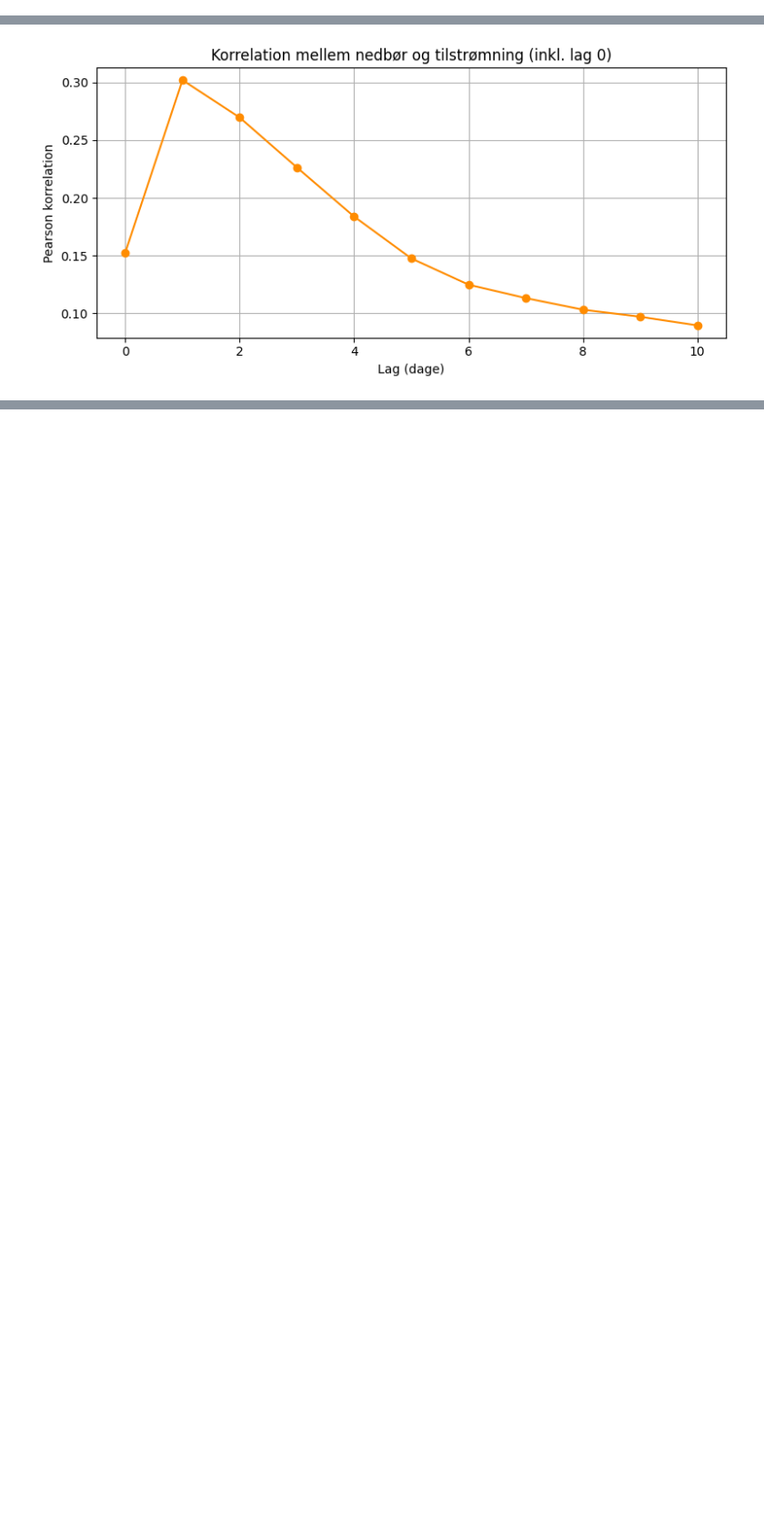
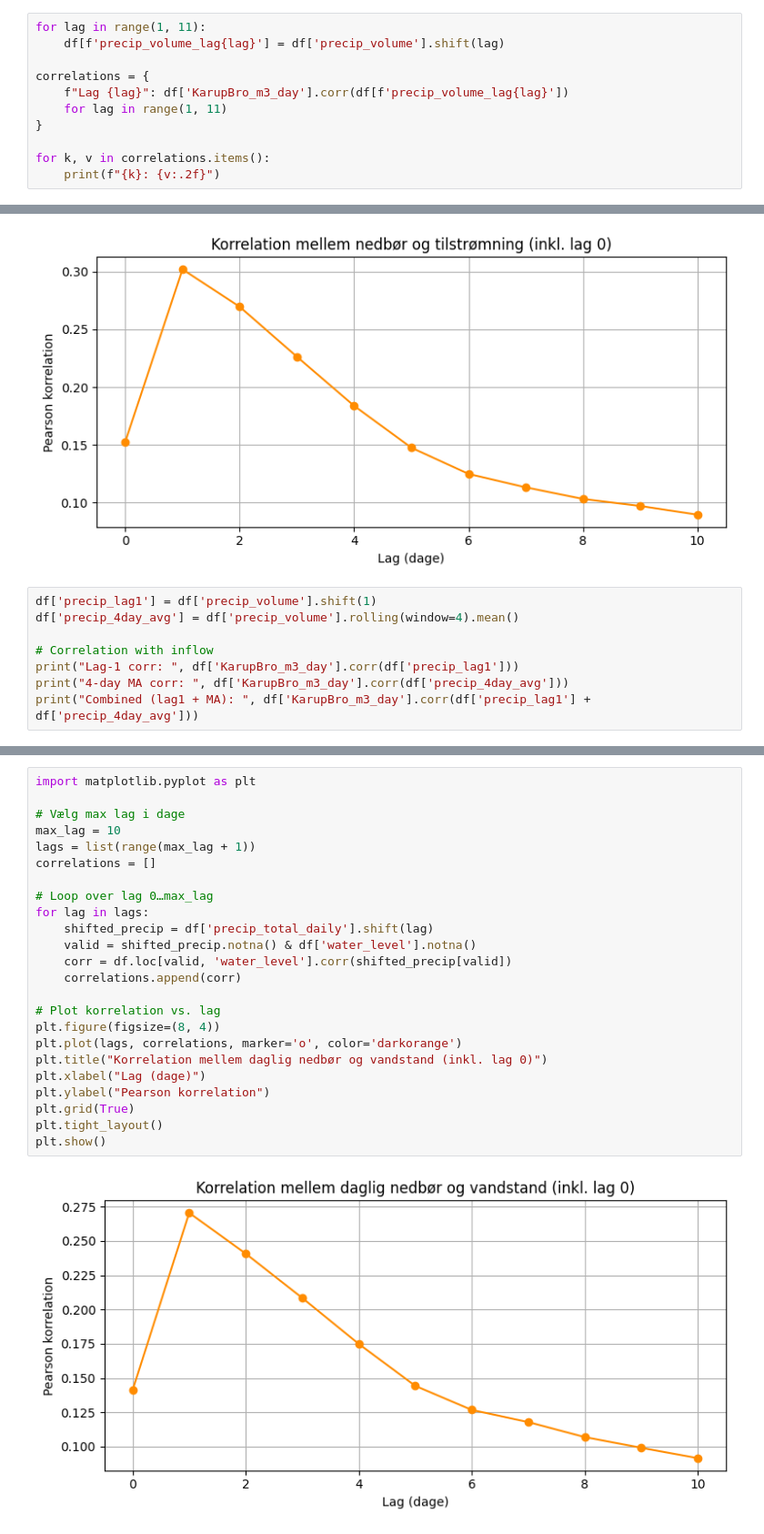
Before and after one commit to nicolaigarder/Forecasting-water-inflow, a Jupyter notebook: Exploratory analysis/Exploratory.ipynb, the cells around one changed output, grey strips where cells are left out. Shown at 91% size. Drawn from its saved outputs; the diff is of its cells as text; blank space fills up the shorter version.

```diff
--- a/Exploratory analysis/Exploratory.ipynb
+++ b/Exploratory analysis/Exploratory.ipynb
@@ -130,0 +212,11 @@ plt.show()
+# %%
+for lag in range(1, 11):
+    df[f'precip_volume_lag{lag}'] = df['precip_volume'].shift(lag)
+
+correlations = {
+    f"Lag {lag}": df['KarupBro_m3_day'].corr(df[f'precip_volume_lag{lag}'])
+    for lag in range(1, 11)
+}
+
+for k, v in correlations.items():
+    print(f"{k}: {v:.2f}")
@@ -151,3 +254,11 @@ plt.tight_layout()
 plt.show()
 # %% [output]
 [figure]
+# %%
+df['precip_lag1'] = df['precip_volume'].shift(1)
+df['precip_4day_avg'] = df['precip_volume'].rolling(window=4).mean()
+
+# Correlation with inflow
+print("Lag-1 corr: ", df['KarupBro_m3_day'].corr(df['precip_lag1']))
+print("4-day MA corr: ", df['KarupBro_m3_day'].corr(df['precip_4day_avg']))
+print("Combined (lag1 + MA): ", df['KarupBro_m3_day'].corr(df['precip_lag1'] + df['precip_4day_avg']))
@@ -153,0 +269,26 @@ plt.show()
+# %%
+import matplotlib.pyplot as plt
+
+# Vælg max lag i dage
+max_lag = 10
+lags = list(range(max_lag + 1))
+correlations = []
+
+# Loop over lag 0…max_lag
+for lag in lags:
+    shifted_precip = df['precip_total_daily'].shift(lag)
+    valid = shifted_precip.notna() & df['water_level'].notna()
+    corr = df.loc[valid, 'water_level'].corr(shifted_precip[valid])
+    correlations.append(corr)
+
+# Plot korrelation vs. lag
+plt.figure(figsize=(8, 4))
+plt.plot(lags, correlations, marker='o', color='darkorange')
+plt.title("Korrelation mellem daglig nedbør og vandstand (inkl. lag 0)")
+plt.xlabel("Lag (dage)")
+plt.ylabel("Pearson korrelation")
+plt.grid(True)
+plt.tight_layout()
+plt.show()
+# %% [output]
+[figure, added]
```
Also changed, not shown: parts of 7 cells of this notebook, 1 other file.
